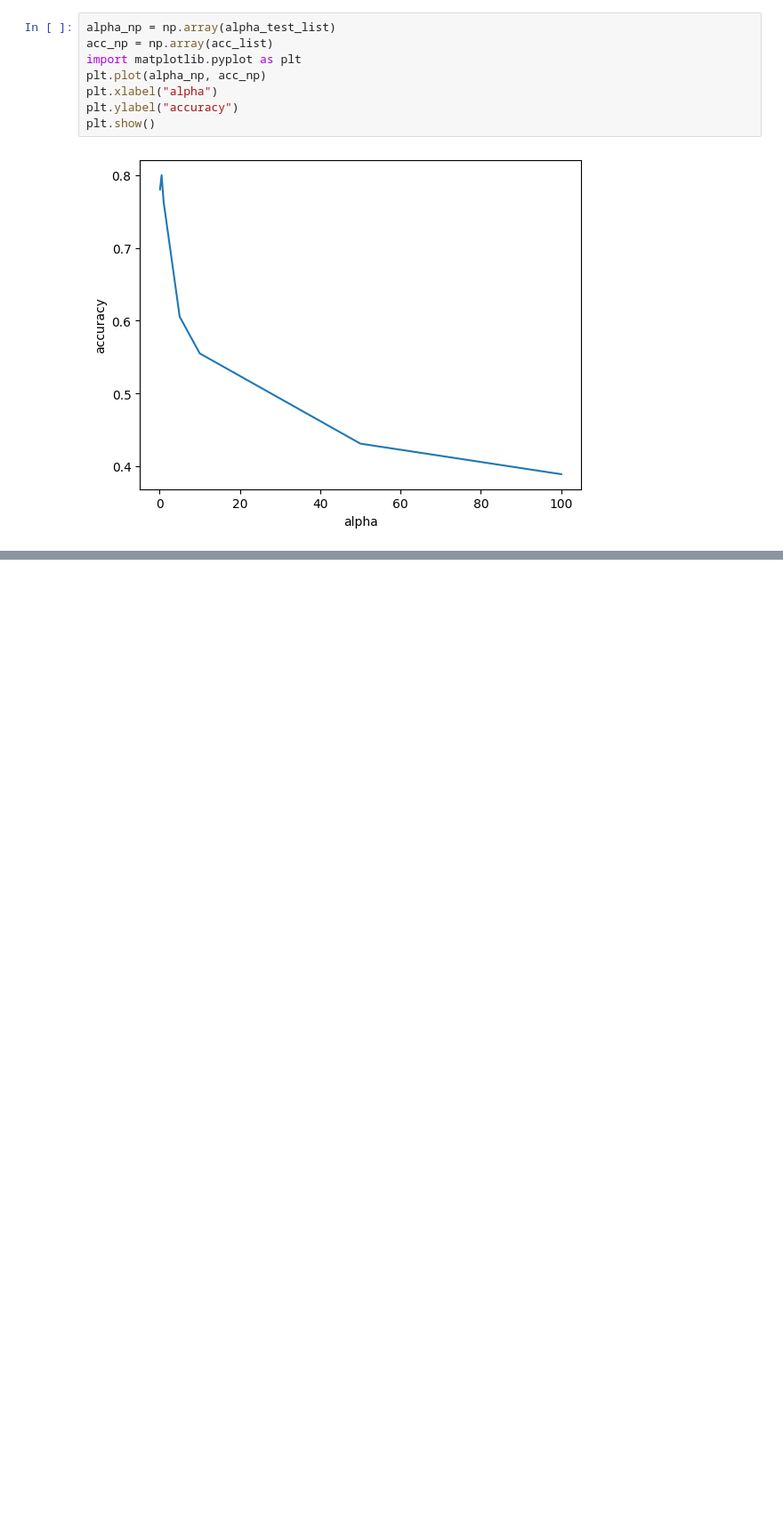
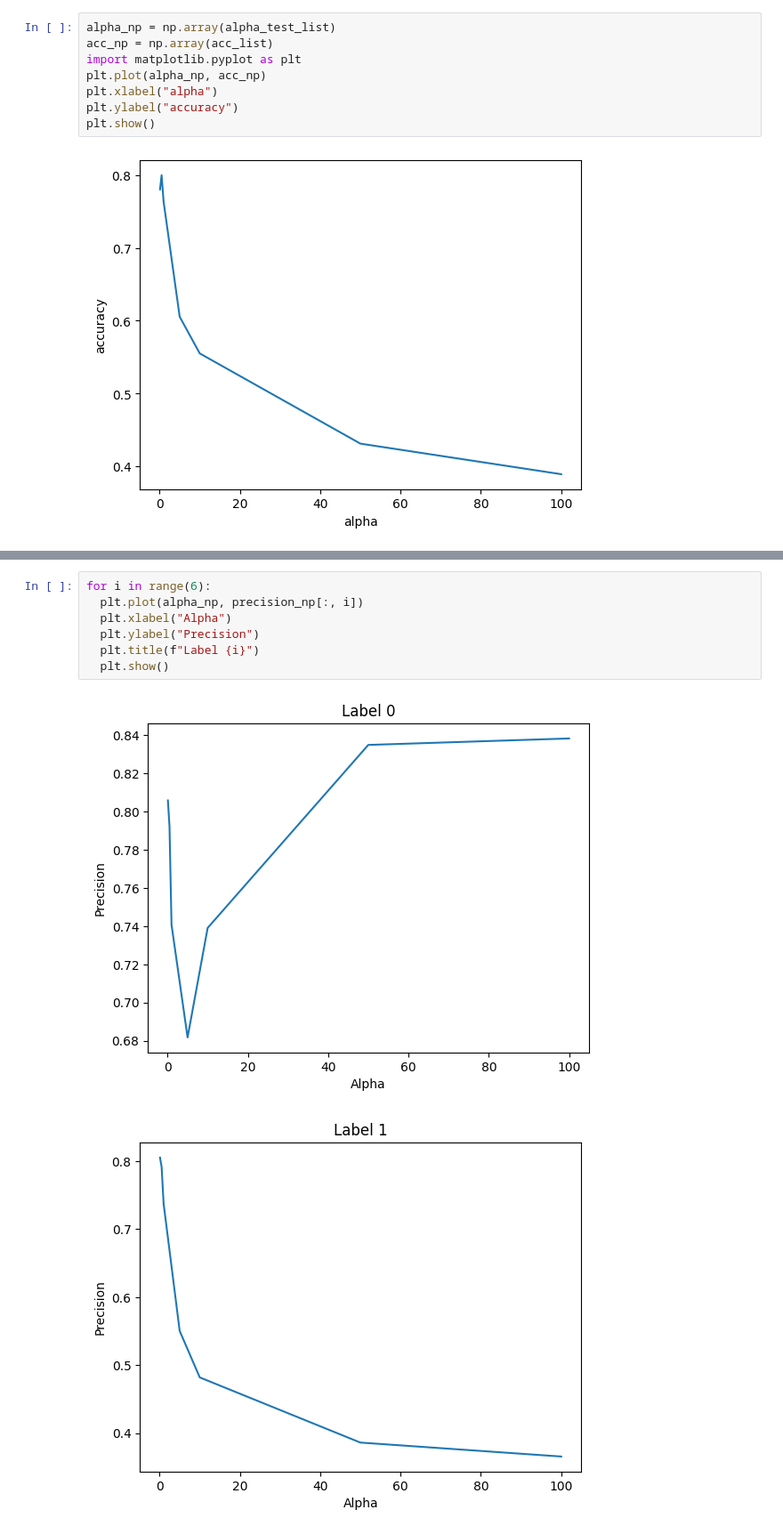
Before and after one commit to rsaif22/COMP-551, a Jupyter notebook: Assignment_3/naive_bayes.ipynb, the cells around one changed output, grey strips where cells are left out. Shown at 89% size. Drawn from its saved outputs; the diff is of its cells as text; blank space fills up the shorter version.

```diff
--- a/Assignment_3/naive_bayes.ipynb
+++ b/Assignment_3/naive_bayes.ipynb
@@ -45,0 +95,10 @@ plt.show()
+# %%
+for i in range(6):
+  plt.plot(alpha_np, precision_np[:, i])
+  plt.xlabel("Alpha")
+  plt.ylabel("Precision")
+  plt.title(f"Label {i}")
+  plt.show()
+# %% [output]
+[figure, added]
+[figure, added]
```
Also changed, not shown: parts of 10 cells of this notebook, 3 other files.
